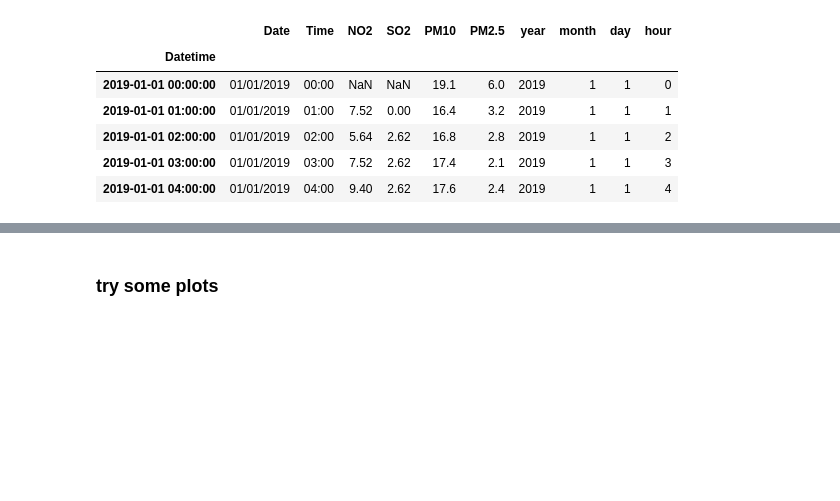
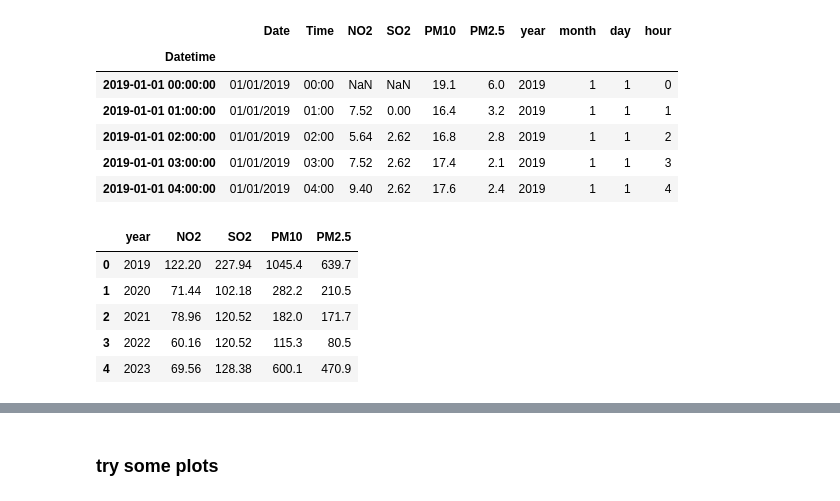
Before and after one commit to GinnCheng/DA_AQ_hub, a Jupyter notebook: main_script.ipynb, the cells around one changed output, grey strips where cells are left out. Cells and saved outputs as stored; diff of their text form; code cells hidden in the pictures; blank space fills up the shorter version.

```diff
--- a/main_script.ipynb
+++ b/main_script.ipynb
@@ -44,0 +41,14 @@ df_sg_24hr_m90_per_year = df_sg_24hr_per_year.groupby(['year']).quantile(0.90).r
+# %%
+# get the hourly maximum
+df_bc_hr_max_per_year = df_bc.groupby(['year'])[df_bc.select_dtypes(include='float').columns].max().reset_index()
+# get the 90 percentile
+df_bc_hr_m90_per_year = df_bc.groupby(['year'])[df_bc.select_dtypes(include='float').columns].quantile(0.90).reset_index()
+# %%
+df_bc_hr_max_per_year
+# %% [output]
+|  | year | NO2 | SO2 | PM10 | PM2.5 |
+| 0 | 2019 | 122.20 | 227.94 | 1045.4 | 639.7 |
+| 1 | 2020 | 71.44 | 102.18 | 282.2 | 210.5 |
+| 2 | 2021 | 78.96 | 120.52 | 182.0 | 171.7 |
+| 3 | 2022 | 60.16 | 120.52 | 115.3 | 80.5 |
+| 4 | 2023 | 69.56 | 128.38 | 600.1 | 470.9 |
```
Also changed, not shown: parts of 4 cells of this notebook.
